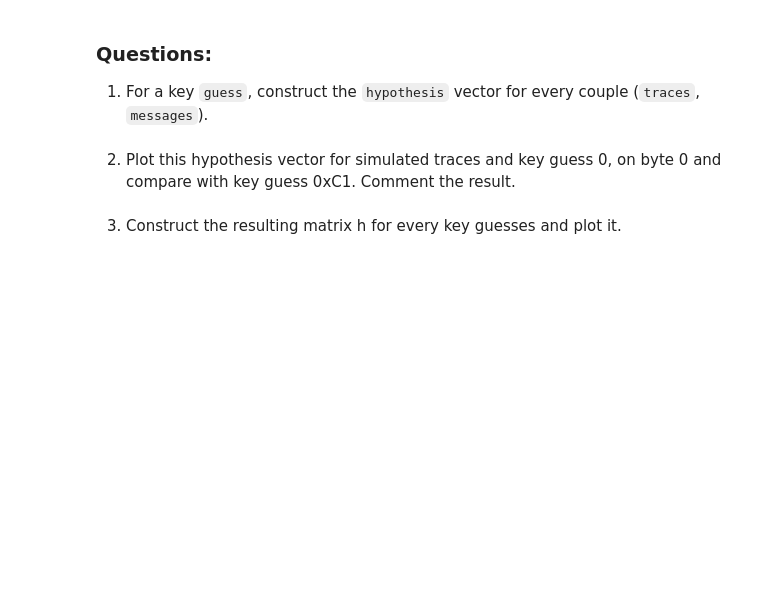
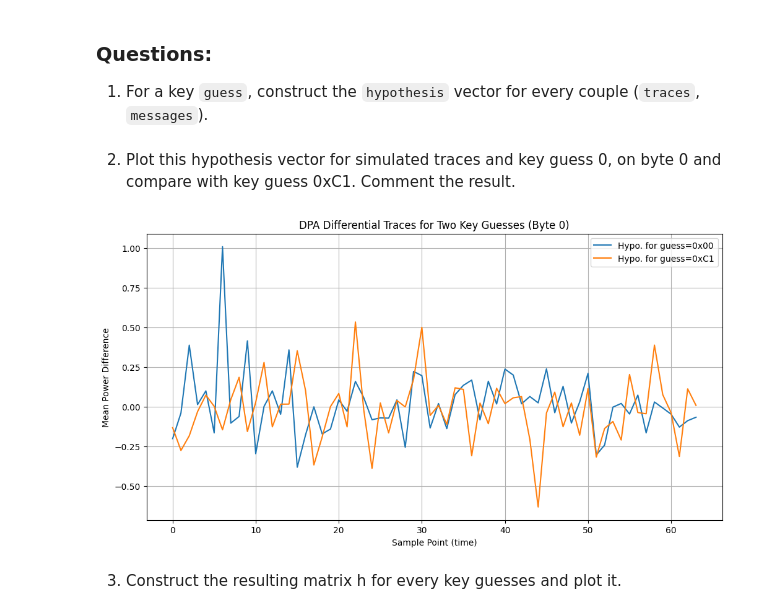
Before and after one commit to kimihameha/side-channel, a Jupyter notebook: 3 - DPA AES.ipynb, the cells around one changed output. Cells and saved outputs as stored; diff of their text form; code cells hidden in the pictures; blank space fills up the shorter version.

```diff
--- a/3 - DPA AES.ipynb
+++ b/3 - DPA AES.ipynb
@@ -273,8 +373,7 @@ def leakage_function(byte_i, bit_j):
         bit:
         returns: 0/1
     '''
-    raise NotImplementedError("Add your code here, and delete this.")
-    return 0
+    return (byte_i >> bit_j) & 1
 
 def selection(msg, key, byte_i, bit_j):
     ''' mess: message/plaintext
@@ -283,14 +382,13 @@ def selection(msg, key, byte_i, bit_j):
      bit_n : the targeted bit in the byte
      returns 0/1
     '''
-    raise NotImplementedError("Add your code here, and delete this.")
-    return 0
+    intermediate_byte = target_function(msg, key, byte_i)
+    return leakage_function(intermediate_byte, bit_j)
 
 # sel0 is selection  with bit_j = 0
 # this function will be used fo further attacks
 def sel0(msg, key, byte_i):
-    raise NotImplementedError("Add your code here, and delete this.")
-    return 0
+    return selection(msg, key, byte_i, 0)
 # %% [markdown]
 ### Attack
 
@@ -326,8 +424,19 @@ def hypothesis(guess, messages, traces, selection_function):
     '''
 
     # TODO: build the hypothesis
+    selection_bits = np.array([selection_function(m,guess) for m in messages], dtype=bool)
+
+    traces_1 = traces[selection_bits]
+    traces_0 = traces[~selection_bits]
+
+    if len(traces_0) == 0 or len(traces_1) == 0:
+        return np.zeros(traces.shape[1])
+
+    mean_1 = np.mean(traces_1, axis=0)
+    mean_0 = np.mean(traces_0, axis=0)
+
 
     # compute and return result
-    return 0
+    return mean_1 - mean_0
 # %% [markdown]
 2. Plot this hypothesis vector for simulated traces and key guess 0, on byte 0 and compare with key guess 0xC1. Comment the result.
@@ -336,2 +443,26 @@ def hypothesis(guess, messages, traces, selection_function):
+# %%
+# TODO
+target_byte = 0
+
+selection_function_b0 = lambda m, k: sel0(m, k, target_byte)
+
+guess_0 = 0x00
+hypo_trace_0 = hypothesis(guess_0, messages, traces, selection_function_b0)
+
+guess_c1 = 0xC1
+hypo_trace_c1 = hypothesis(guess_c1, messages, traces, selection_function_b0)
+
+plt.figure(figsize=(12, 6))
+plt.plot(hypo_trace_0, label="Hypo. for guess=0x00")
+plt.plot(hypo_trace_c1, label="Hypo. for guess=0xC1")
+
+plt.title("DPA Differential Traces for Two Key Guesses (Byte 0)")
+plt.xlabel("Sample Point (time)")
+plt.ylabel("Mean Power Difference")
+plt.legend()
+plt.grid(True)
+plt.show()
+# %% [output]
+[figure, added]
 # %% [markdown]
 3. Construct the resulting matrix h for every key guesses and plot it.
```
Also changed, not shown: parts of 27 cells of this notebook.
